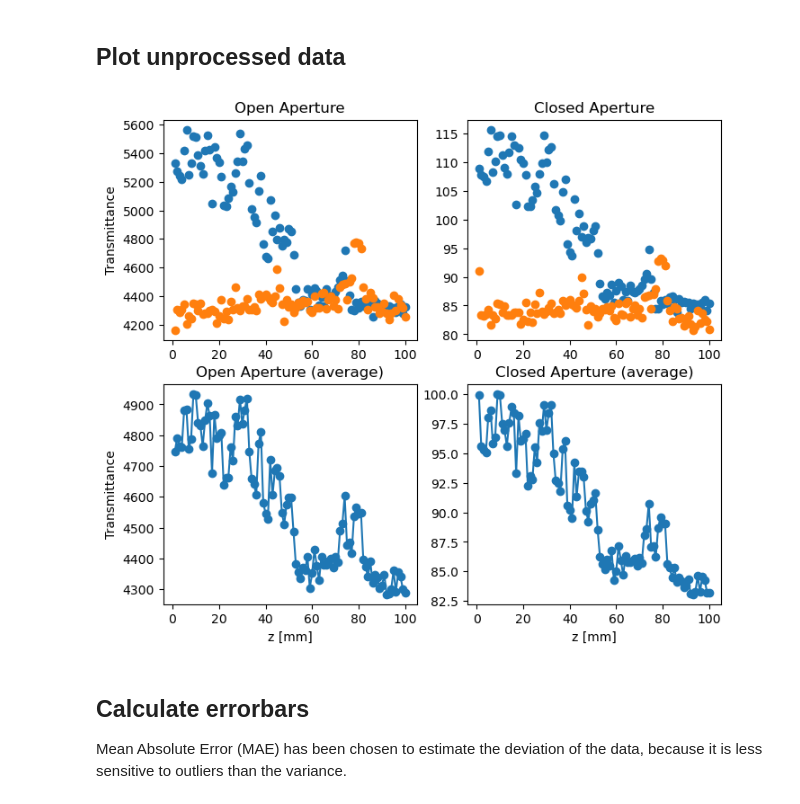
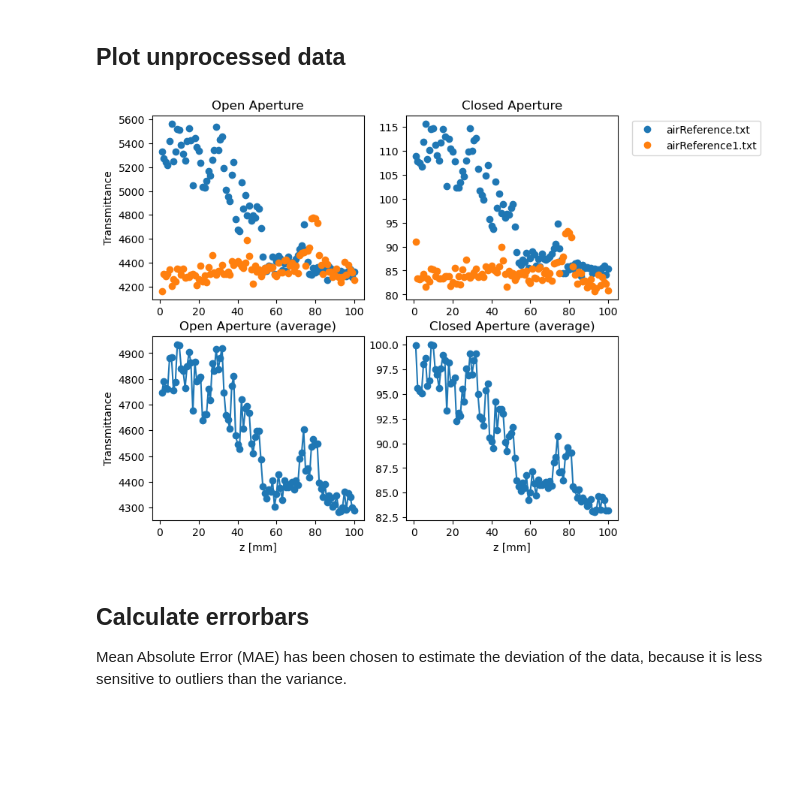
Before and after one commit to BartSmeets/zscan_fit, a Jupyter notebook: process_raw_data.ipynb, the cells around one changed output. Drawn from its saved outputs; the diff is of its cells as text; code cells hidden in the pictures; blank space fills up the shorter version.

```diff
--- a/process_raw_data.ipynb
+++ b/process_raw_data.ipynb
@@ -83,26 +90,29 @@ for i in range(N_DATAPOINTS):
 # %%
 fig, ax = plt.subplots(2, 2, figsize=(8,7))
 
 # Plot individual measurements
 for i in range(N_MEASUREMENTS):
-    ax[0,0].plot(DATA[i, :, 0], DATA[i, :, 1], 'o')
+    file_name = FILE_NAMES[i]
+    ax[0,0].plot(DATA[i, :, 0], DATA[i, :, 1], 'o', label=file_name[index+1:])
     ax[0,1].plot(DATA[i, :, 0], DATA[i, : , 2], 'o')
 # Plot average of measurements
 ax[1,0].plot(DATA_AVERAGE[:,0], DATA_AVERAGE[:, 1], 'o-')
 ax[1,1].plot(DATA_AVERAGE[:,0], DATA_AVERAGE[:, 2], 'o-')
 # Label axes
+ax[0,0].legend(bbox_to_anchor=(2.9,1))
 ax[0,0].set_title('Open Aperture')
 ax[1,0].set_title('Open Aperture (average)')
 ax[1,0].set_xlabel('z [mm]')
 ax[0,0].set_ylabel('Transmittance')
 ax[1,0].set_ylabel('Transmittance')
 ax[0,1].set_title('Closed Aperture')
 ax[1,1].set_title('Closed Aperture (average)')
 ax[1,1].set_xlabel('z [mm]')
 
+fig.savefig('RAW_DATA.png', bbox_inches='tight')
 plt.show()
 # %% [output]
-[figure, old version]
+[figure, new version]
 # %% [markdown]
 ## Calculate errorbars
 
```
Also changed, not shown: parts of 5 cells of this notebook.
